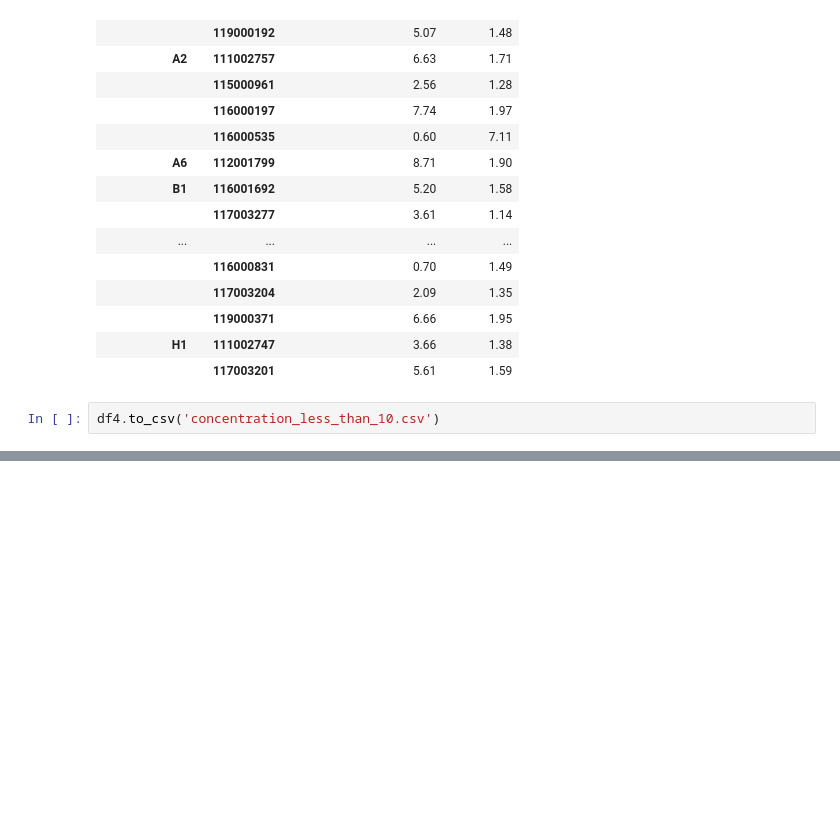
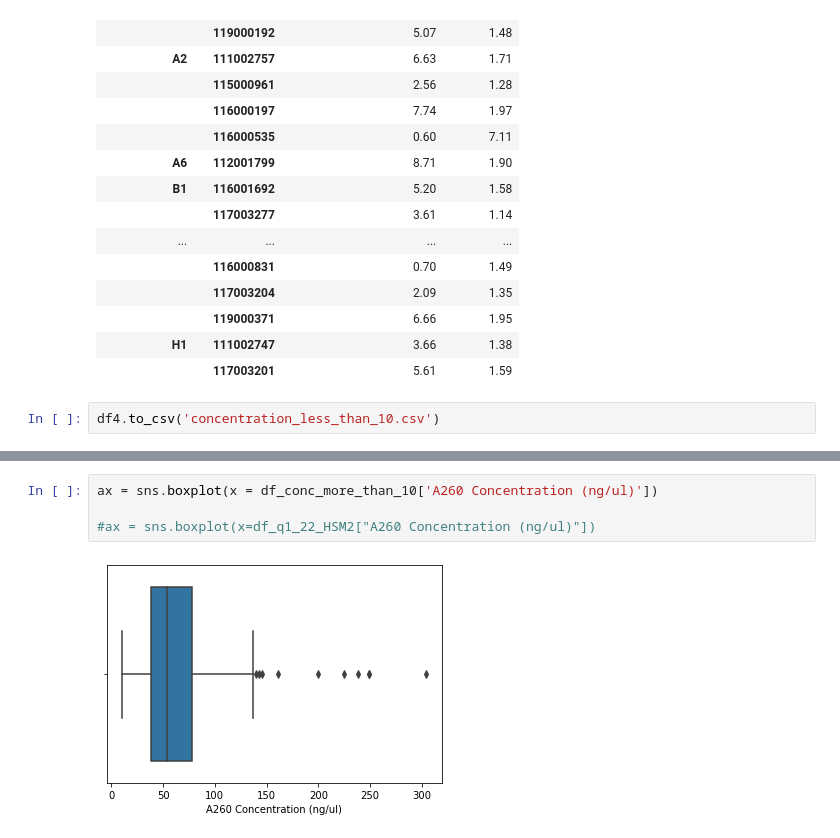
Before and after one commit to UK-BIOCentre/SSD_Core, a Jupyter notebook: Analysis/Apr 2022/GEL RNA/April 2022.ipynb, the cells around one changed output, grey strips where cells are left out. Cells and saved outputs as stored; diff of their text form; blank space fills up the shorter version.

```diff
--- a/Analysis/Apr 2022/GEL RNA/April 2022.ipynb
+++ b/Analysis/Apr 2022/GEL RNA/April 2022.ipynb
@@ -351,0 +392,6 @@ df4.to_csv('concentration_less_than_10.csv')
+# %%
+ax = sns.boxplot(x = df_conc_more_than_10['A260 Concentration (ng/ul)'])
+
+#ax = sns.boxplot(x=df_q1_22_HSM2["A260 Concentration (ng/ul)"])
+# %% [output]
+[figure, added]
```
Also changed, not shown: parts of 4 cells of this notebook, 47 other files.
